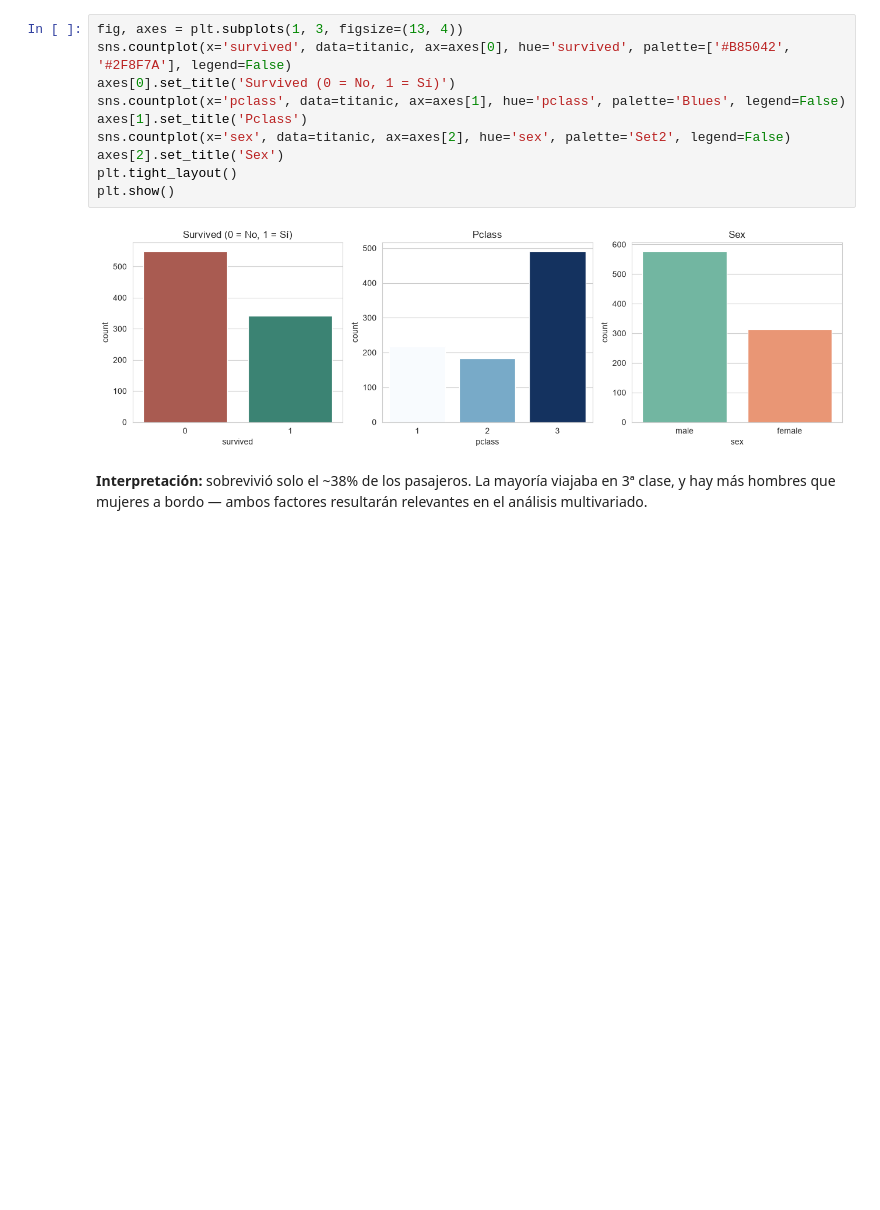
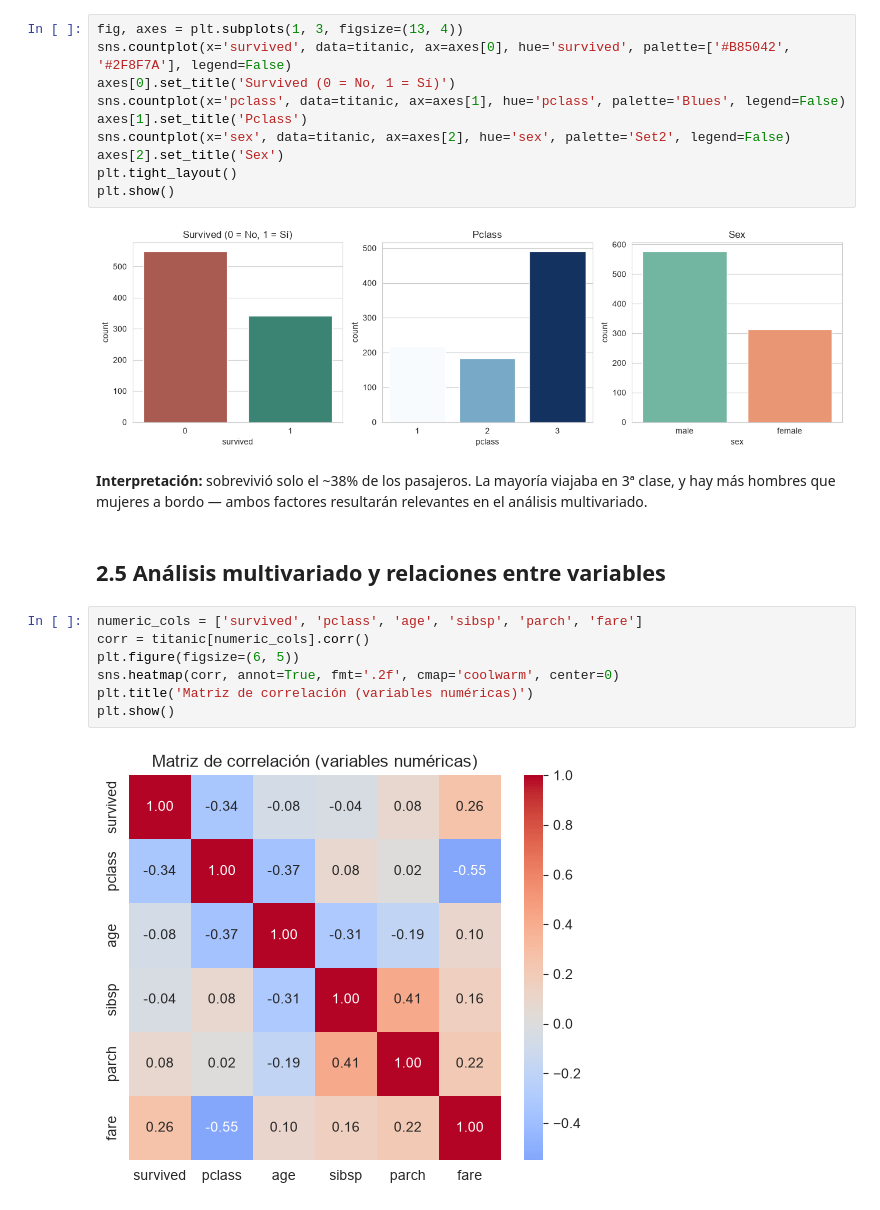
Before and after one commit to Xantyagoh/grupo3-analisis-datos, a Jupyter notebook: notebooks/02_eda.ipynb, the cells around one changed output. Drawn from its saved outputs; the diff is of its cells as text; blank space fills up the shorter version.

Commit message:
fase2: análisis multivariado (correlaciones, tablas cruzadas, pairplot)

```diff
--- a/notebooks/02_eda.ipynb
+++ b/notebooks/02_eda.ipynb
@@ -126,3 +126,14 @@ plt.show()
 [figure]
 # %% [markdown]
 **Interpretación:** sobrevivió solo el ~38% de los pasajeros. La mayoría viajaba en 3ª clase, y hay más hombres que mujeres a bordo — ambos factores resultarán relevantes en el análisis multivariado.
+# %% [markdown]
+## 2.5 Análisis multivariado y relaciones entre variables
+# %%
+numeric_cols = ['survived', 'pclass', 'age', 'sibsp', 'parch', 'fare']
+corr = titanic[numeric_cols].corr()
+plt.figure(figsize=(6, 5))
+sns.heatmap(corr, annot=True, fmt='.2f', cmap='coolwarm', center=0)
+plt.title('Matriz de correlación (variables numéricas)')
+plt.show()
+# %% [output]
+[figure, added]
```
Also changed, not shown: parts of 4 cells of this notebook.
